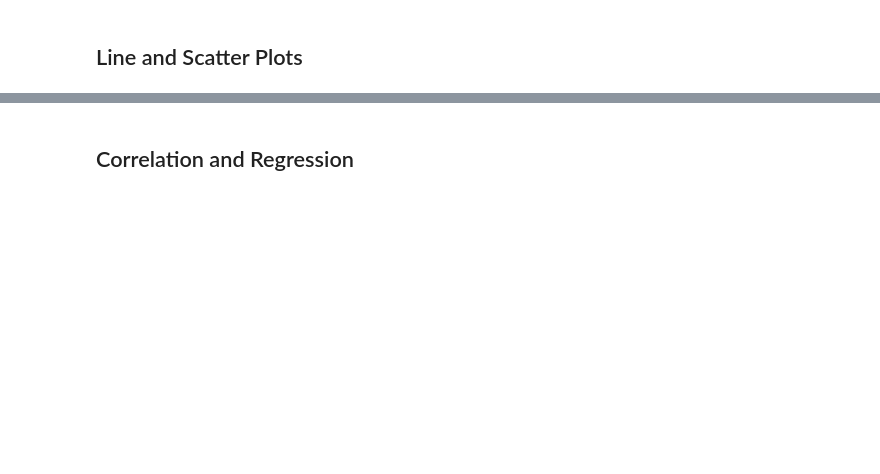
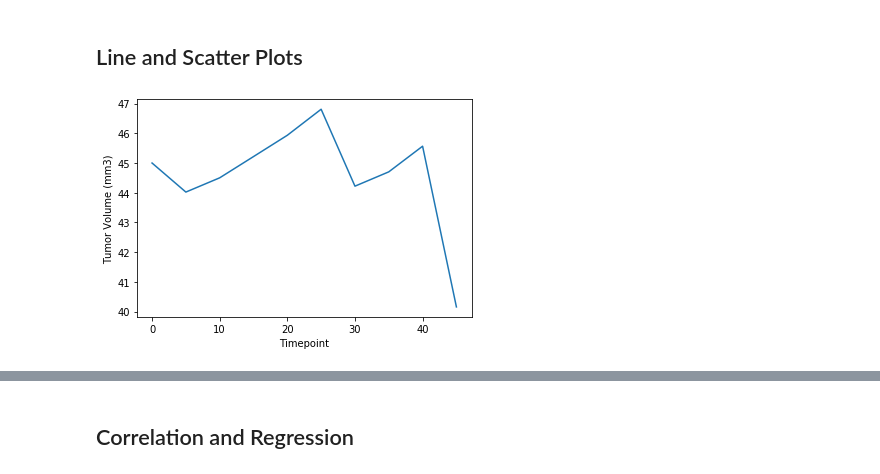
Before and after one commit to yaitouny/SMU_homework, a Jupyter notebook: 05-Matplotlib/Matplotlob - The Power of Plots/Pymaceuticals/pymaceuticals_starter.ipynb, the cells around one changed output, grey strips where cells are left out. Cells and saved outputs as stored; diff of their text form; code cells hidden in the pictures; blank space fills up the shorter version.

```diff
--- a/05-Matplotlib/Matplotlob - The Power of Plots/Pymaceuticals/pymaceuticals_starter.ipynb
+++ b/05-Matplotlib/Matplotlob - The Power of Plots/Pymaceuticals/pymaceuticals_starter.ipynb
@@ -254,5 +252,9 @@ df2.groupby(["Drug Regimen"]).tail()
 ## Line and Scatter Plots
 # %%
 # Generate a line plot of time point versus tumor volume for a mouse treated with Capomulin
+df3 = new_df.loc[new_df["Mouse ID"].isin(["g316"])]
+ax = sns.lineplot(x="Timepoint", y="Tumor Volume (mm3)", data=df3)
+# %% [output]
+[figure, added]
 # %%
 # Generate a scatter plot of mouse weight versus average tumor volume for the Capomulin regimen
```
Also changed, not shown: parts of 4 cells of this notebook, 3 other files.
